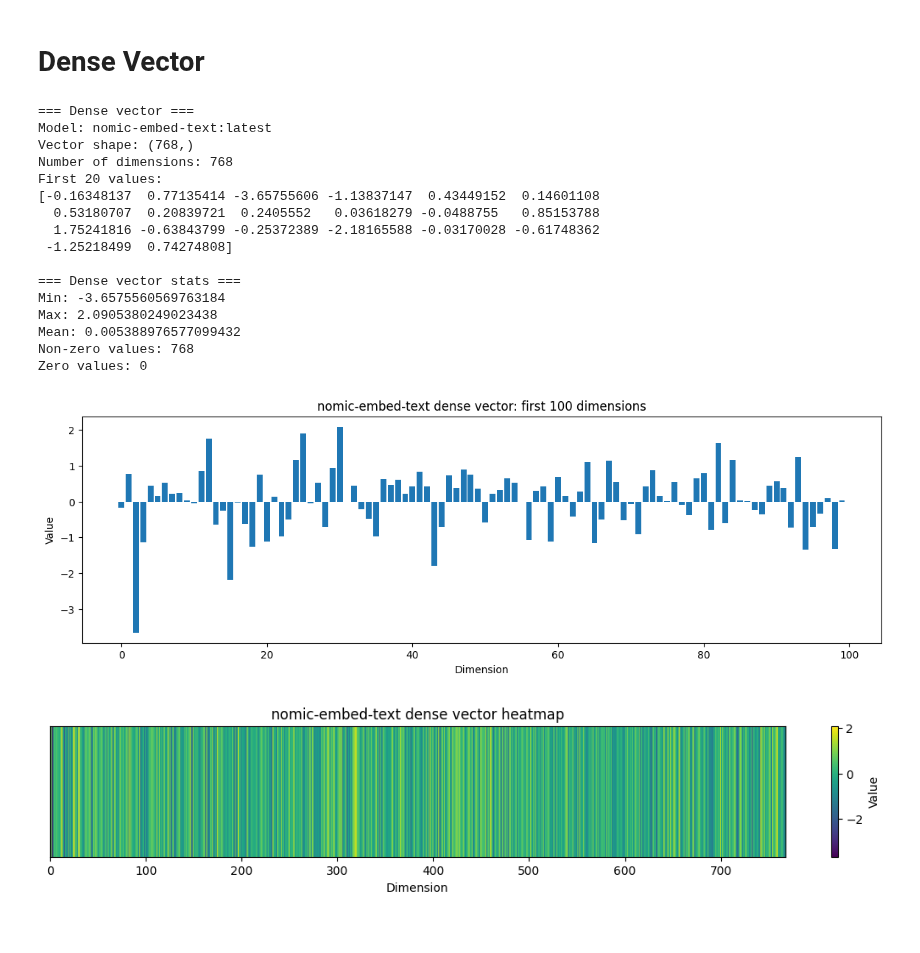
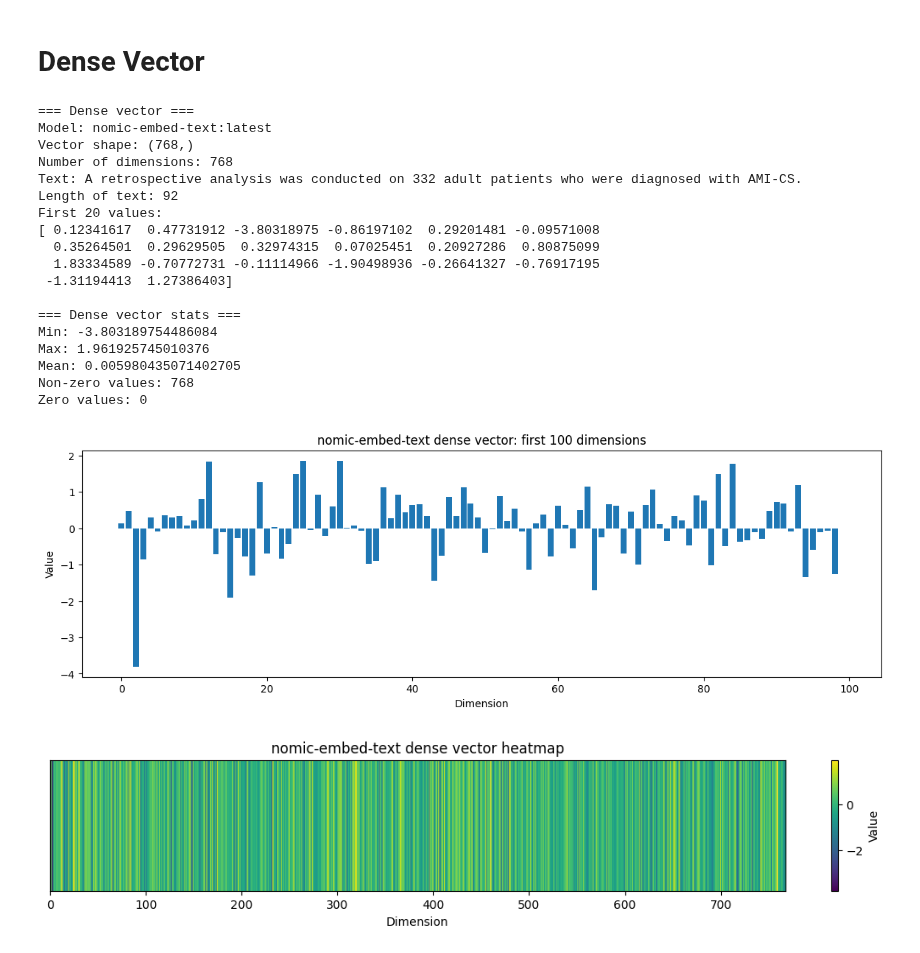
Before and after one commit to Crazz-Zaac/llm-driven-clinical-study-analysis, a Jupyter notebook: llm4ehr/rag_evaluation/visualize.ipynb, the cells around one changed output. Drawn from its saved outputs; the diff is of its cells as text; code cells hidden in the pictures.

```diff
--- a/llm4ehr/rag_evaluation/visualize.ipynb
+++ b/llm4ehr/rag_evaluation/visualize.ipynb
@@ -85,7 +83,7 @@ import requests
 import numpy as np
 import matplotlib.pyplot as plt
 
-text = """A retrospective analysis was conducted on 332 adult patients who were diagnosed with AMI-CS and admitted to the ICU for the first time within the eICU Collaborative Research Database (eICU-CRD)."""
+text = """A retrospective analysis was conducted on 332 adult patients who were diagnosed with AMI-CS."""
 
 response = requests.post(
     "http://localhost:11434/api/embeddings",
@@ -103,6 +101,8 @@ print("=== Dense vector ===")
 print("Model: nomic-embed-text:latest")
 print("Vector shape:", vec.shape)
 print("Number of dimensions:", len(vec))
+print("Text:", text)
+print("Length of text:", len(text))
 print("First 20 values:")
 print(vec[:20])
 
@@ -114,39 +114,41 @@ print("Non-zero values:", np.count_nonzero(vec))
 print("Zero values:", len(vec) - np.count_nonzero(vec))
 
 # Plot first 100 dimensions
 n = 100
 
 plt.figure(figsize=(14, 4))
 plt.bar(range(n), vec[:n])
 plt.title(f"nomic-embed-text dense vector: first {n} dimensions")
 plt.xlabel("Dimension")
 plt.ylabel("Value")
 plt.show()
 
 # Heatmap-like visualization
 plt.figure(figsize=(14, 2))
 plt.imshow(vec.reshape(1, -1), aspect="auto")
 plt.title("nomic-embed-text dense vector heatmap")
 plt.xlabel("Dimension")
 plt.yticks([])
 plt.colorbar(label="Value")
 plt.show()
 # %% [output]
 === Dense vector ===
 Model: nomic-embed-text:latest
 Vector shape: (768,)
 Number of dimensions: 768
+Text: A retrospective analysis was conducted on 332 adult patients who were diagnosed with AMI-CS.
+Length of text: 92
 First 20 values:
-[-0.16348137  0.77135414 -3.65755606 -1.13837147  0.43449152  0.14601108
-  0.53180707  0.20839721  0.2405552   0.03618279 -0.0488755   0.85153788
-  1.75241816 -0.63843799 -0.25372389 -2.18165588 -0.03170028 -0.61748362
- -1.25218499  0.74274808]
+[ 0.12341617  0.47731912 -3.80318975 -0.86197102  0.29201481 -0.09571008
+  0.35264501  0.29629505  0.32974315  0.07025451  0.20927286  0.80875099
+  1.83334589 -0.70772731 -0.11114966 -1.90498936 -0.26641327 -0.76917195
+ -1.31194413  1.27386403]
 
 === Dense vector stats ===
-Min: -3.6575560569763184
-Max: 2.0905380249023438
-Mean: 0.005388976577099432
+Min: -3.803189754486084
+Max: 1.961925745010376
+Mean: 0.005980435071402705
 Non-zero values: 768
 Zero values: 0
-[figure, old version]
+[figure, new version]
-[figure, old version]
+[figure, new version]
```
Also changed, not shown: parts of 1 cell of this notebook, 12 other files.
